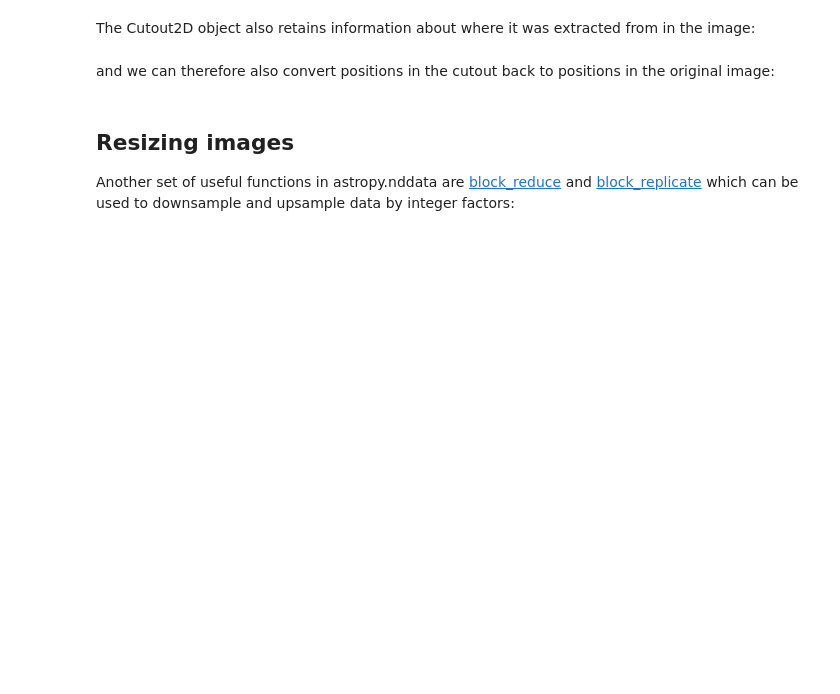
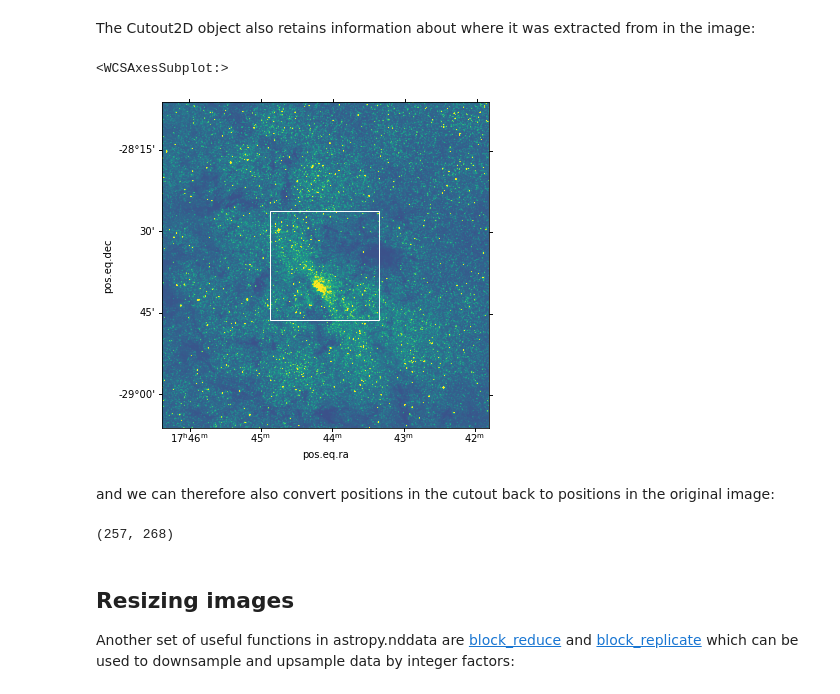
Before and after one commit to bsipocz/ASTR597, a Jupyter notebook: astropy_notebooks/09-nddata.ipynb, the cells around one changed output. Cells and saved outputs as stored; diff of their text form; code cells hidden in the pictures; blank space fills up the shorter version.

```diff
--- a/astropy_notebooks/09-nddata.ipynb
+++ b/astropy_notebooks/09-nddata.ipynb
@@ -75,7 +168,18 @@ One of the main benefits of this class is that allows cutouts to be extracted by
 # %% [markdown]
 The Cutout2D object also retains information about where it was extracted from in the image:
+# %%
+plt.subplot(projection=cutout.wcs)
+plt.imshow(ccd.data, vmin=300, vmax=1000)
+cutout.plot_on_original(color="white")
+# %% [output]
+<WCSAxesSubplot:>
+[figure, added]
 # %% [markdown]
 and we can therefore also convert positions in the cutout back to positions in the original image:
+# %%
+cutout.to_original_position((20, 30))
+# %% [output]
+(257, 268)
 # %% [markdown]
 ## Resizing images
 
```
Also changed, not shown: parts of 22 cells of this notebook.
